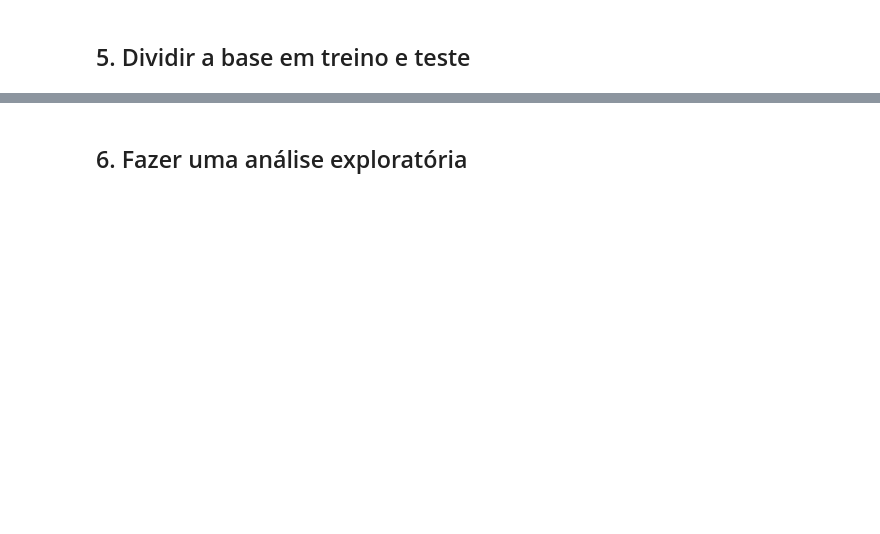
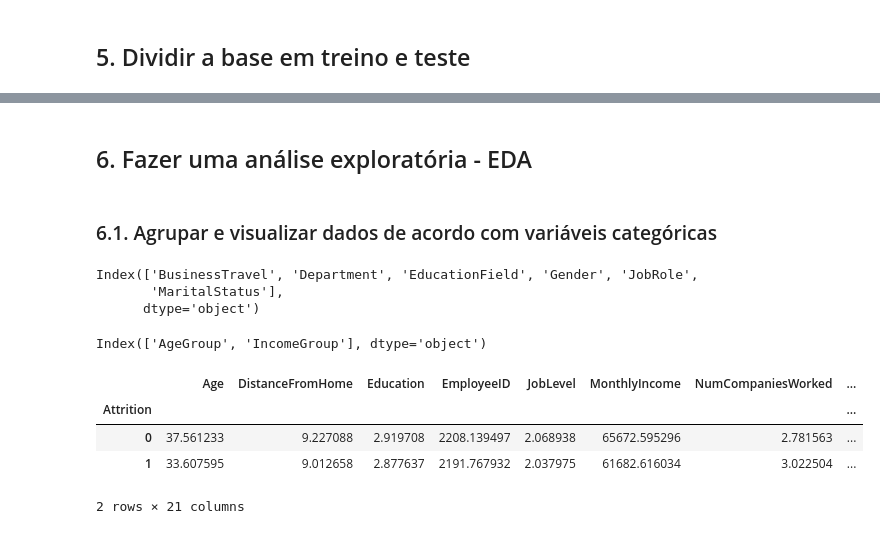
Before and after one commit to iannacastro/laboratoria-ml-attrition, a Jupyter notebook: notebooks/ML_Attrition_Projeto.ipynb, the cells around one changed output, grey strips where cells are left out. Saved outputs shown, nothing was run; the diff lists cells and outputs as text; code cells hidden in the pictures; blank space fills up the shorter version.

```diff
--- a/notebooks/ML_Attrition_Projeto.ipynb
+++ b/notebooks/ML_Attrition_Projeto.ipynb
@@ -259,3 +282,25 @@ Yes    0.160998
 Name: proportion, dtype: float64
 # %% [markdown]
-## 6. Fazer uma análise exploratória
+## 6. Fazer uma análise exploratória - EDA
+# %% [markdown]
+### 6.1. Agrupar e visualizar dados de acordo com variáveis categóricas
+# %%
+df.select_dtypes(include='object').columns
+# %% [output]
+Index(['BusinessTravel', 'Department', 'EducationField', 'Gender', 'JobRole',
+       'MaritalStatus'],
+      dtype='object')
+# %%
+df.select_dtypes(include='category').columns
+# %% [output]
+Index(['AgeGroup', 'IncomeGroup'], dtype='object')
+# %%
+# Comparar médias das variáveis numéricas entre quem saiu (1) e ficou (0)
+
+df.groupby('Attrition').mean(numeric_only=True)
+# %% [output]
+|  | Age | DistanceFromHome | Education | EmployeeID | JobLevel | MonthlyIncome | NumCompaniesWorked | ... |
+| Attrition |  |  |  |  |  |  |  | ... |
+| 0 | 37.561233 | 9.227088 | 2.919708 | 2208.139497 | 2.068938 | 65672.595296 | 2.781563 | ... |
+| 1 | 33.607595 | 9.012658 | 2.877637 | 2191.767932 | 2.037975 | 61682.616034 | 3.022504 | ... |
+2 rows × 21 columns
```
Also changed, not shown: parts of 27 cells of this notebook.
